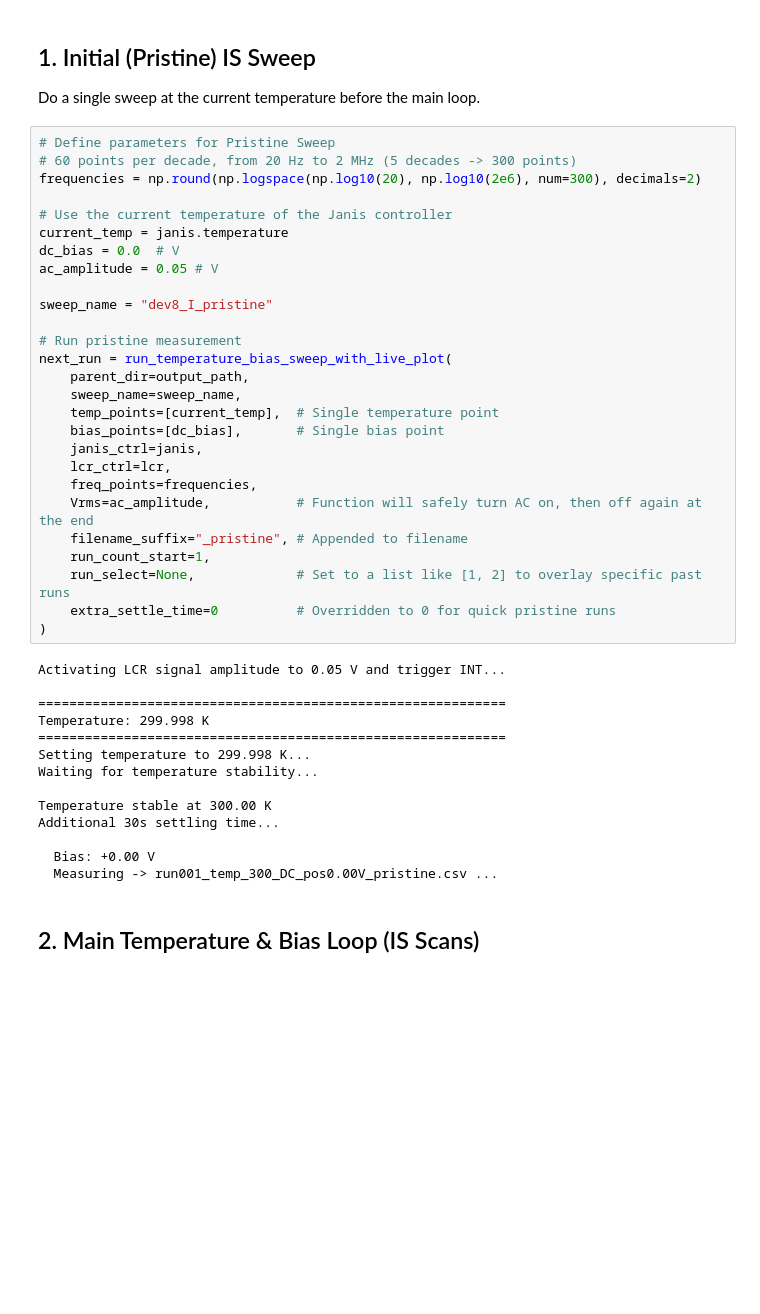
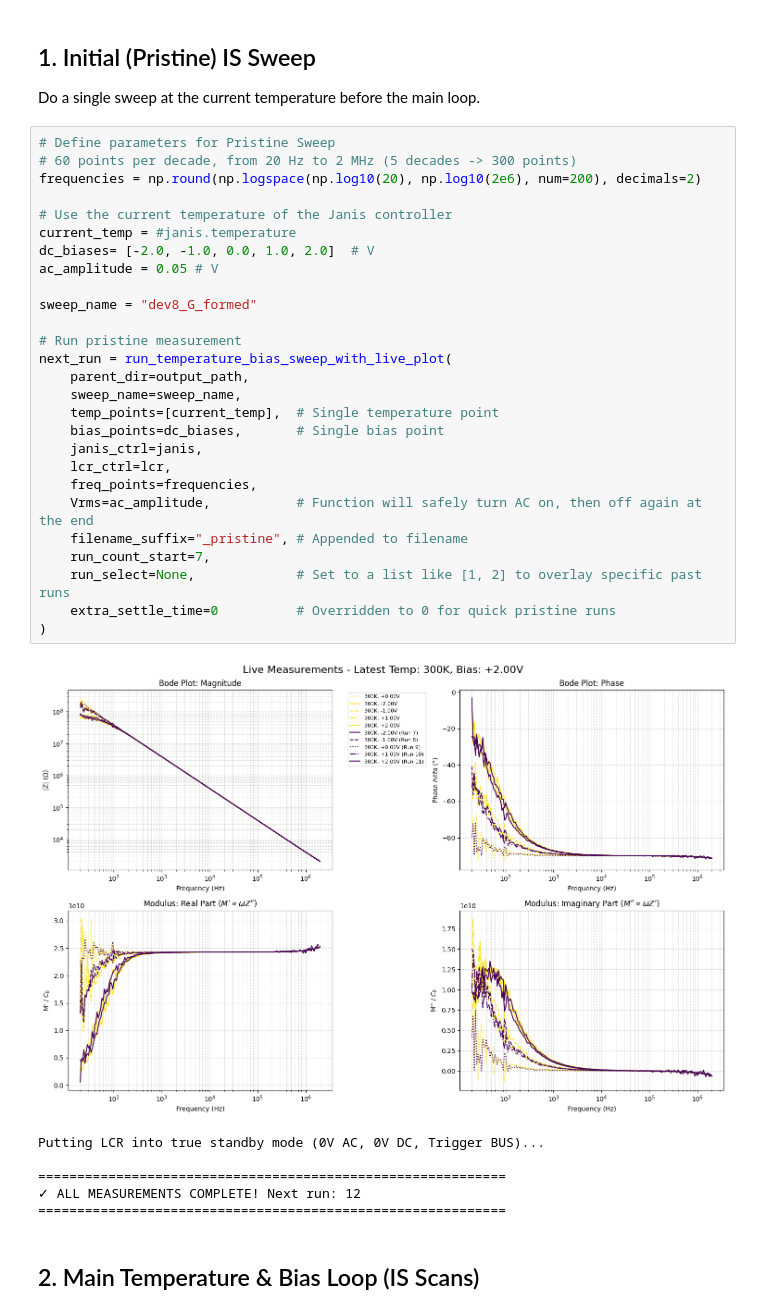
Before and after one commit to hc3413/Instrument_Control_Python, a Jupyter notebook: Jupyter Scripts/Agilent_Janis_Control.ipynb, the cells around one changed output. Cells and saved outputs as stored; diff of their text form; blank space fills up the shorter version.

```diff
--- a/Jupyter Scripts/Agilent_Janis_Control.ipynb
+++ b/Jupyter Scripts/Agilent_Janis_Control.ipynb
@@ -102,44 +102,37 @@ Do a single sweep at the current temperature before the main loop.
 # %%
 # Define parameters for Pristine Sweep
 # 60 points per decade, from 20 Hz to 2 MHz (5 decades -> 300 points)
-frequencies = np.round(np.logspace(np.log10(20), np.log10(2e6), num=300), decimals=2)
+frequencies = np.round(np.logspace(np.log10(20), np.log10(2e6), num=200), decimals=2)
 
 # Use the current temperature of the Janis controller
-current_temp = janis.temperature
-dc_bias = 0.0  # V
+current_temp = #janis.temperature
+dc_biases= [-2.0, -1.0, 0.0, 1.0, 2.0]  # V
 ac_amplitude = 0.05 # V
 
-sweep_name = "dev8_I_pristine"
+sweep_name = "dev8_G_formed"
 
 # Run pristine measurement
 next_run = run_temperature_bias_sweep_with_live_plot(
     parent_dir=output_path,
     sweep_name=sweep_name,
     temp_points=[current_temp],  # Single temperature point
-    bias_points=[dc_bias],       # Single bias point
+    bias_points=dc_biases,       # Single bias point
     janis_ctrl=janis,
     lcr_ctrl=lcr,
     freq_points=frequencies,
     Vrms=ac_amplitude,           # Function will safely turn AC on, then off again at the end
     filename_suffix="_pristine", # Appended to filename
-    run_count_start=1,
+    run_count_start=7,
     run_select=None,             # Set to a list like [1, 2] to overlay specific past runs
     extra_settle_time=0          # Overridden to 0 for quick pristine runs
 )
 # %% [output]
+[figure, added]
-Activating LCR signal amplitude to 0.05 V and trigger INT...
+Putting LCR into true standby mode (0V AC, 0V DC, Trigger BUS)...
 
 ============================================================
-Temperature: 299.998 K
+✓ ALL MEASUREMENTS COMPLETE! Next run: 12
 ============================================================
-Setting temperature to 299.998 K...
-Waiting for temperature stability...
-
-Temperature stable at 300.00 K
-Additional 30s settling time...
-
-  Bias: +0.00 V
-  Measuring -> run001_temp_300_DC_pos0.00V_pristine.csv ...
 # %% [markdown]
 ## 2. Main Temperature & Bias Loop (IS Scans)
 # %%
```
Also changed, not shown: parts of 2 cells of this notebook.
